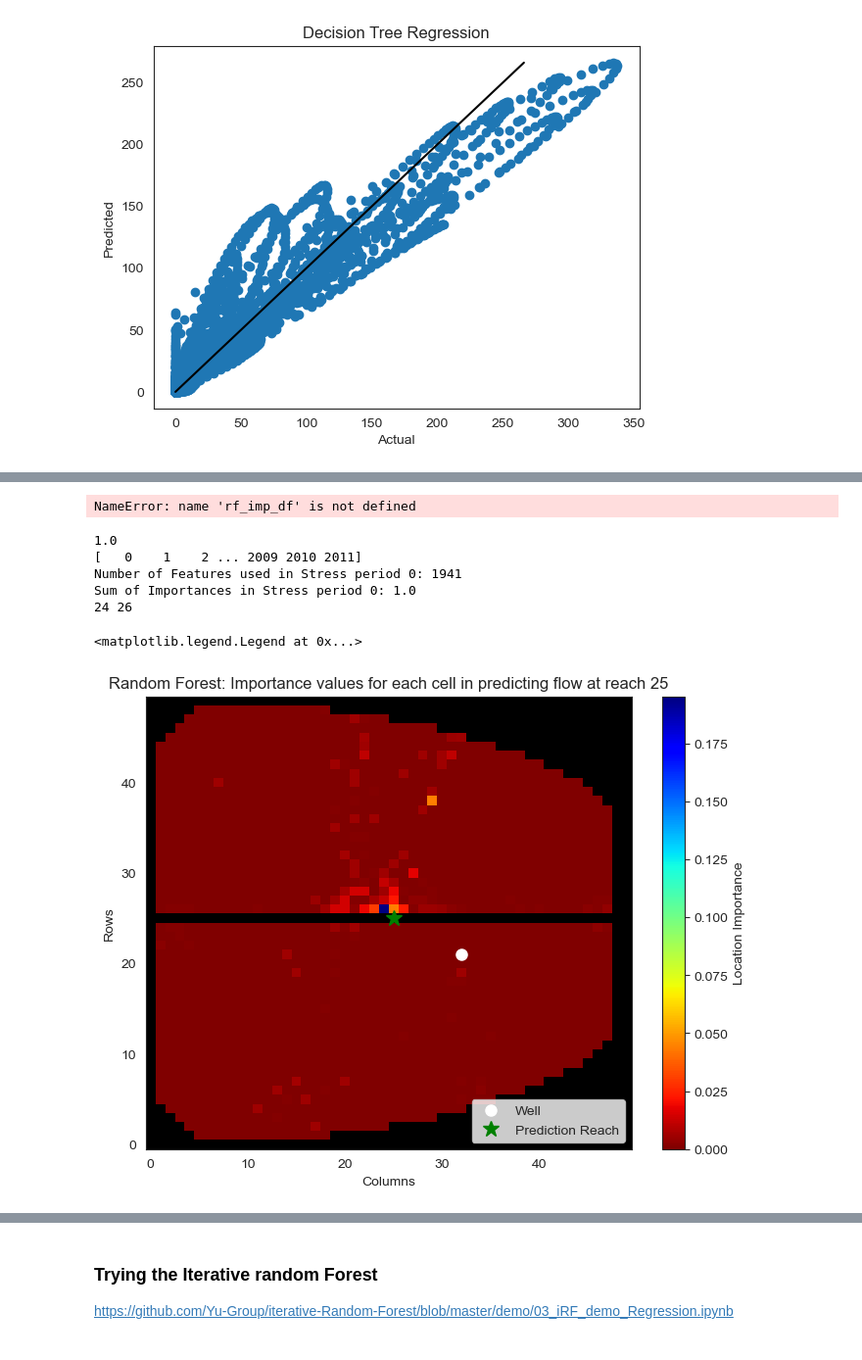
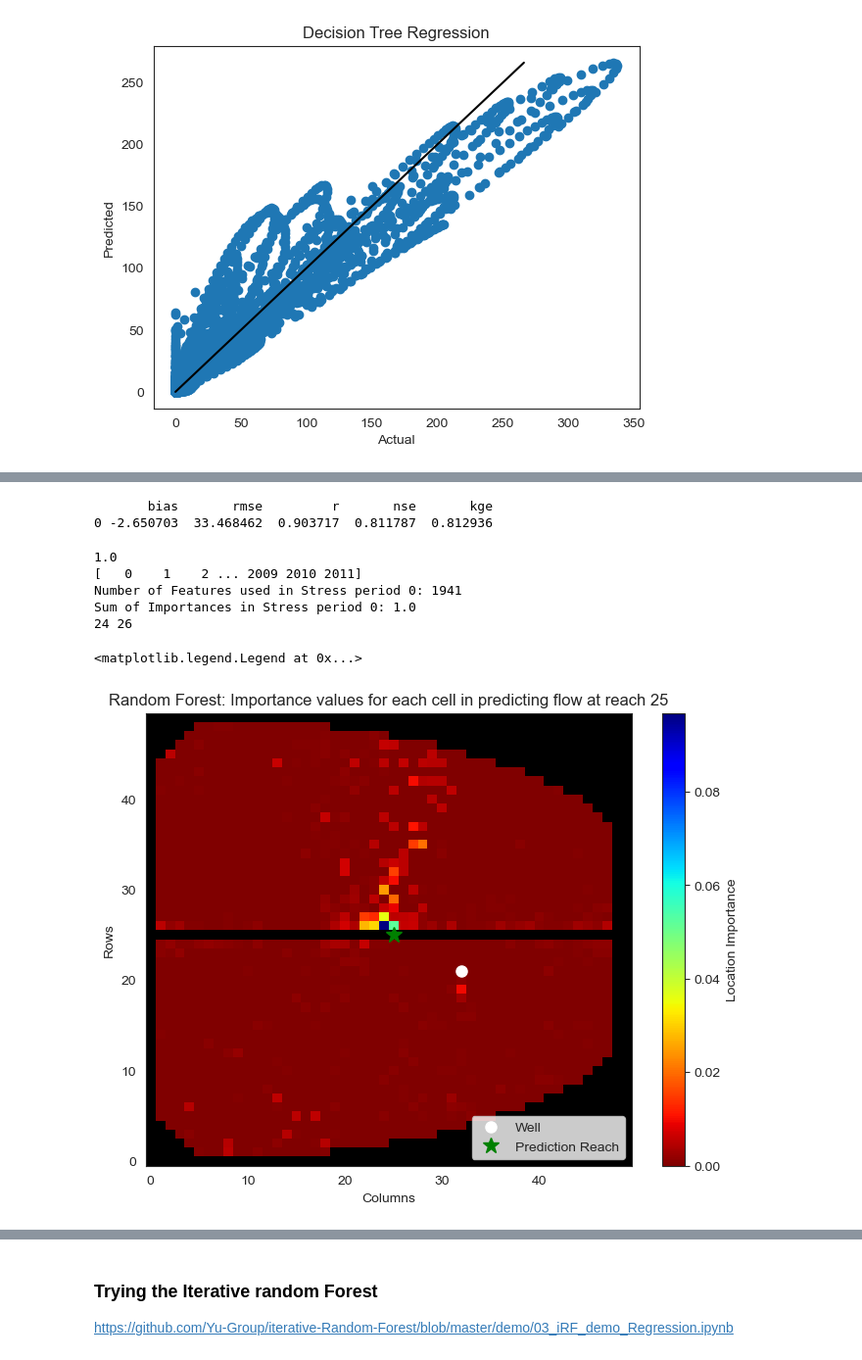
Before and after one commit to davermurray/mf-trees, a Jupyter notebook: ModflowSfrTree_JustWellTrees.ipynb, the cells around one changed output, grey strips where cells are left out. Shown at 98% size. Drawn from its saved outputs; the diff is of its cells as text; code cells hidden in the pictures.

```diff
--- a/ModflowSfrTree_JustWellTrees.ipynb
+++ b/ModflowSfrTree_JustWellTrees.ipynb
@@ -551,17 +601,17 @@ best_pars_dt = {'splitter': 'best', 'min_samples_split': 15, 'min_samples_leaf':
 # %%
 # Split dataset into training set and test set, default here is 30% test
 t0 = time.time()
-n = 1
+n = 100
 
 PredList = []
 NSEList = []
-KGEList = []
+metric_ls = []
 importanceList = []
 depthlist = []
 
 
 
-new_zone_q = np.log(ReachQdf.loc[well_head_noRiv.index]+1)
+#new_zone_q = np.log(ReachQdf.loc[well_head_noRiv.index]+1)
 new_zone_q = ReachQdf.loc[well_head_noRiv.index]
 rn = 25
 
@@ -575,8 +625,8 @@ for i in range(n):
 
     # Create Decisiton Tree Object
     Tree = DecisionTreeRegressor(
-        #**best_pars_dt)
-        max_depth = 2)
+        **best_pars_dt)
+        #max_depth = 2)
 
     # Train Decision Tree Classifer
     Tree = Tree.fit(X_train,y_train)
@@ -585,7 +635,7 @@ for i in range(n):
     y_pred = Tree.predict(X_test)
     PredList.append(y_pred)
     NSEList.append(NSE(y_pred, y_test))
-    KGEList.append(kge(y_test, y_pred))
+    metric_ls.append(metrics(y_test, y_pred))
     depthlist.append(Tree.get_depth())
     #feature importance
     feat_df = pd.DataFrame(Tree.feature_importances_, index = Tree.feature_names_in_.astype('int'))
@@ -597,7 +647,7 @@ for i in range(n):
 
 #print("RMSE: ", metrics.mean_squared_error(y_test, y_pred, squared=False))
 print("Average NSE: ", np.nanmean(NSEList))
-print("Average KGE: ", np.nanmean(KGEList))
+#print("Average KGE: ", np.nanmean(KGEList))
 
 print("Average Tree Depth: ", np.mean(depthlist))
 # Plot the results
@@ -760,7 +841,7 @@ n = 100
 #PLotting out the result grid
 #wellmesh = interp2d(kk,gg, wellmesh, kind='cubic')
 #PLotting out the result grid
-dt_total_imp_df = imp_df.sum(axis=1) / n #sum up all the trees and normalize to 1
+dt_total_imp_df = imp_df_rand.sum(axis=1) / n #sum up all the trees and normalize to 1
 #Sum up all the stress periods for each well location
 dt_AllTSimp = dt_total_imp_df.groupby(dt_total_imp_df.index // numTS).sum()
 
@@ -1090,7 +1171,7 @@ t0 = time.time()
 n = 1
 
 PredList = []
-NSEList = []
+metrics_gb = []
 importanceList = []
 depthlist = []
 
@@ -1110,7 +1191,7 @@ for i in range(n):
     #Predict the response for test dataset
     y_pred = xgBest.predict(X_test)
     PredList.append(y_pred)
-    NSEList.append(NSE(y_pred, y_test))
+    metrics_gb.append(metrics(y_test, y_pred))
     #depthlist.append(xgBest.get_depth())
     #feature importance
     gr_feat_df = pd.DataFrame(xgBest.feature_importances_, index = xgBest.feature_names_in_.astype('int'))
@@ -1118,9 +1199,6 @@ for i in range(n):
 
 
 
-
-#print("RMSE: ", metrics.mean_squared_error(y_test, y_pred, squared=False))
-print("Average NSE: ", np.mean(NSEList))
 #print("Average Tree Depth: ", np.mean(depthlist))
 # Plot the results
 
@@ -1318,7 +1401,7 @@ t0 = time.time()
 n = 1
 
 PredList = []
-NSEList = []
+metrics_rf = []
 importanceListRF = []
 depthlist = []
 
@@ -1333,9 +1416,7 @@ for i in range(n):
 
     RF = RF.fit(X_train,y_train)
     y_pred = RF.predict(X_test)
-    PredList.append(y_pred)
-    NSEList.append(NSE(y_pred, y_test))
-
+    metrics_rf.append(metrics(y_test,y_pred))
     rf_feat_df = pd.DataFrame(RF.feature_importances_, index = RF.feature_names_in_.astype('int'))
     rf_imp_df = rf_imp_df.merge(rf_feat_df.rename(columns={0:i}), left_index=True, right_index = True)
 
@@ -1377,10 +1458,14 @@ Total time: 171.22435116767883
-# %%
-rf_imp_df.to_pickle('SteadyState_RF_Impdf.pkl')
-# %% [output]
-NameError: name 'rf_imp_df' is not defined
+# %%
+#rf_imp_df.to_pickle('SteadyState_RF_Impdf.pkl')
+metrics_rf_df = pd.DataFrame(metrics_rf, columns = metric_cols)
+
+print(metrics_rf_df)
+# %% [output]
+       bias       rmse         r       nse       kge
+0 -2.650703  33.468462  0.903717  0.811787  0.812936
 # %%
 numTS = 1
-rf_imp_df = pd.read_pickle('SteadyState_RF_Impdf.pkl')
+#rf_imp_df = pd.read_pickle('SteadyState_RF_Impdf.pkl')
 
 rf_total_imp_df = rf_imp_df.sum(axis=1) / n #sum up all the trees and normalize to 1
 print(rf_total_imp_df.sum())
@@ -1408,34 +1493,34 @@ wellmesh_rf[:,:] = -1e30
 for k in rf_AllTSimp.index:
         wellmesh_rf[int(well_loc_df.loc[k, 1]), int(well_loc_df.loc[k, 0])] = rf_AllTSimp.loc[k]
 
 
 cmap2 = cm.get_cmap("jet_r")#,lut=20)
 cmap2.set_under("k")
 
 vmax = np.max(rf_AllTSimp)
 #vmax = 0.1
 vmin = np.min(rf_AllTSimp)
 plt.figure(figsize=(8,6))
 plt.pcolormesh(KK,GG,wellmesh_rf,vmax = vmax, vmin = vmin, cmap = cmap2, shading='nearest')
 plt.plot(32, 21, marker="o", markersize=8, color="White", linestyle = "None", label="Well")
 plt.plot(rn, 25, marker="*", markersize=12, color="Green", linestyle = "None",label="Prediction Reach")
 
 # grid_z0 = griddata(wellmap[:1], wellmap[2], (KK, GG), method='nearest')
 #plt.show()
 #plt.imshow(wellmesh, cmap='RdBu')
 plt.colorbar(label = "Location Importance")
 plt.xlabel('Columns')
 plt.ylabel('Rows')
 plt.title('Random Forest: Importance values for each cell in predicting flow at reach ' + str(rn))
 plt.legend(loc="lower right")
 # %% [output]
 1.0
 [   0    1    2 ... 2009 2010 2011]
 Number of Features used in Stress period 0: 1941
 Sum of Importances in Stress period 0: 1.0
 24 26
 <matplotlib.legend.Legend at 0x...>
-[figure, old version]
+[figure, new version]
 # %%
 river = np.ndarray((48,))
 river[:] = 25
```
Also changed, not shown: parts of 31 cells of this notebook.
